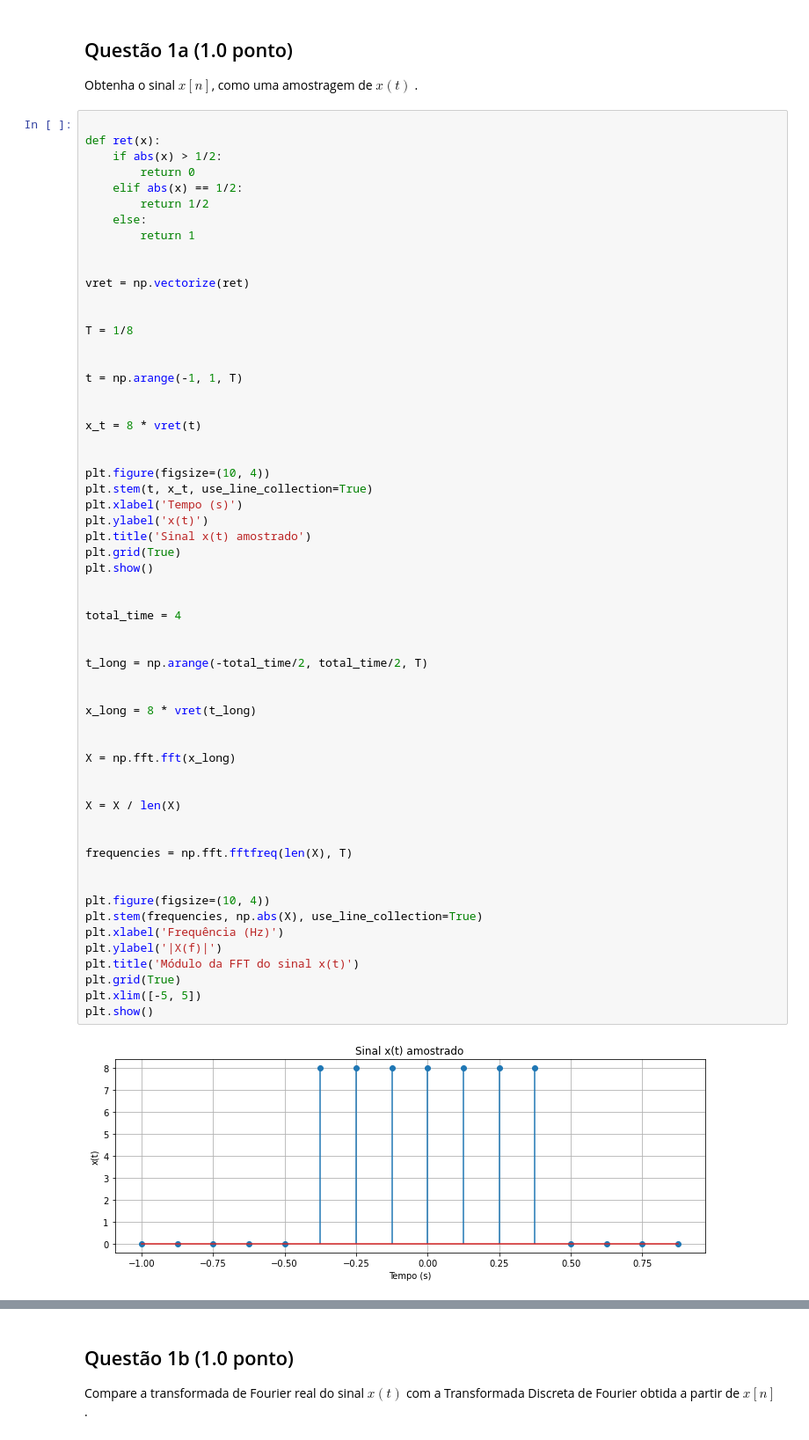
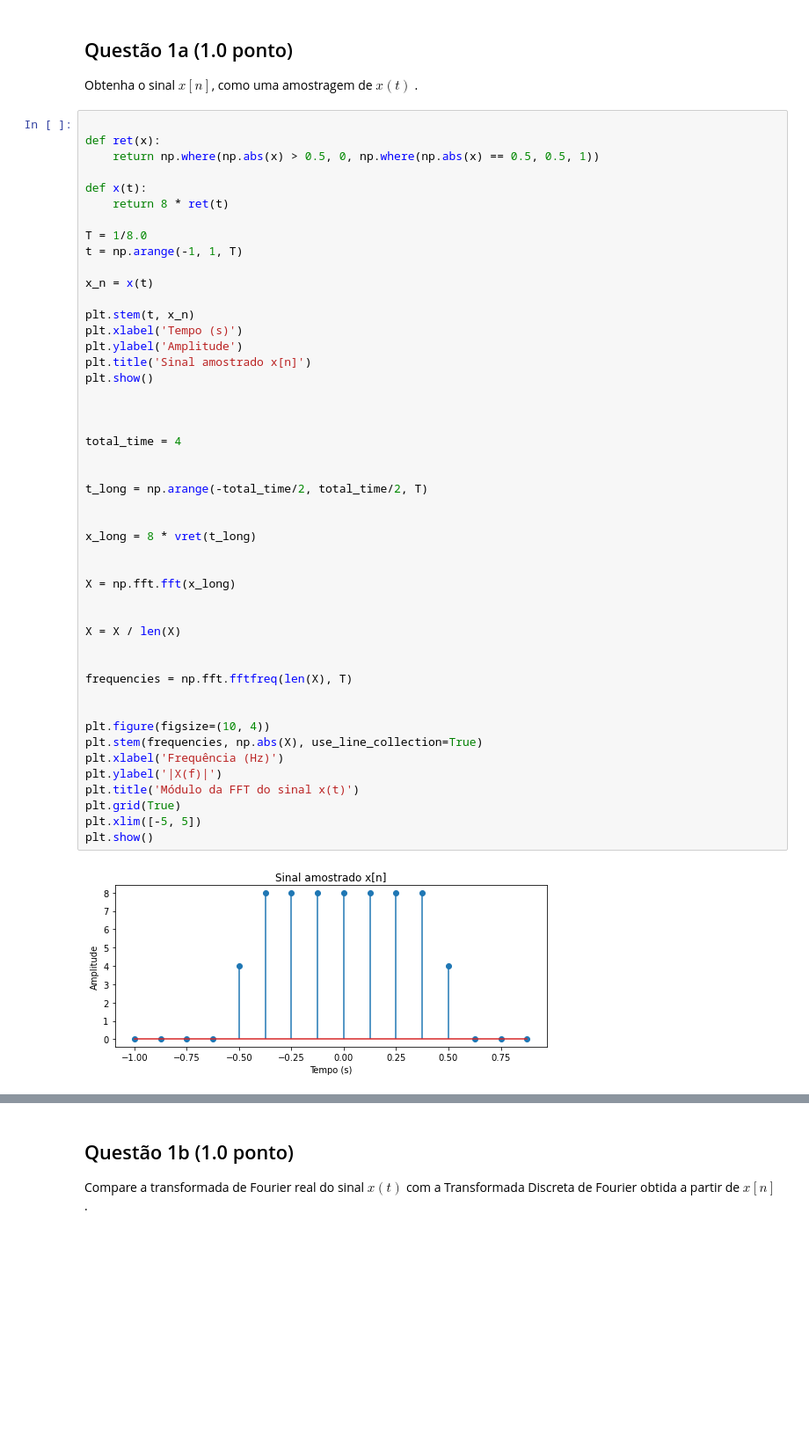
Before and after one commit to yantavares/sstd, a Jupyter notebook: Projeto_3/projeto3.ipynb, the cells around one changed output, grey strips where cells are left out. Shown: that part at 88% size. Cells and saved outputs as stored; diff of their text form; blank space fills up the shorter version.

```diff
--- a/Projeto_3/projeto3.ipynb
+++ b/Projeto_3/projeto3.ipynb
@@ -36,63 +36,52 @@ Obtenha o sinal $x\left[n\right]$, como uma amostragem de $x\left(t\right)$ .
 # %%
 
 def ret(x):
-    if abs(x) > 1/2:
-        return 0
-    elif abs(x) == 1/2:
-        return 1/2
-    else:
-        return 1
+    return np.where(np.abs(x) > 0.5, 0, np.where(np.abs(x) == 0.5, 0.5, 1))
 
+def x(t):
+    return 8 * ret(t)
 
-vret = np.vectorize(ret)
-
-
-T = 1/8
-
-
+T = 1/8.0
 t = np.arange(-1, 1, T)
 
+x_n = x(t)
 
-x_t = 8 * vret(t)
+plt.stem(t, x_n)
+plt.xlabel('Tempo (s)')
+plt.ylabel('Amplitude')
+plt.title('Sinal amostrado x[n]')
+plt.show()
 
-
-plt.figure(figsize=(10, 4))
-plt.stem(t, x_t, use_line_collection=True)
-plt.xlabel('Tempo (s)')
-plt.ylabel('x(t)')
-plt.title('Sinal x(t) amostrado')
-plt.grid(True)
-plt.show()
 
 
 total_time = 4
 
 
 t_long = np.arange(-total_time/2, total_time/2, T)
 
 
 x_long = 8 * vret(t_long)
 
 
 X = np.fft.fft(x_long)
 
 
 X = X / len(X)
 
 
 frequencies = np.fft.fftfreq(len(X), T)
 
 
 plt.figure(figsize=(10, 4))
 plt.stem(frequencies, np.abs(X), use_line_collection=True)
 plt.xlabel('Frequência (Hz)')
 plt.ylabel('|X(f)|')
 plt.title('Módulo da FFT do sinal x(t)')
 plt.grid(True)
 plt.xlim([-5, 5])
 plt.show()
 # %% [output]
-[figure, old version]
+[figure, new version]
 [figure]
 # %% [markdown]
 ## Questão 1b (1.0 ponto)
```
Also changed, not shown: parts of 1 cell of this notebook.
